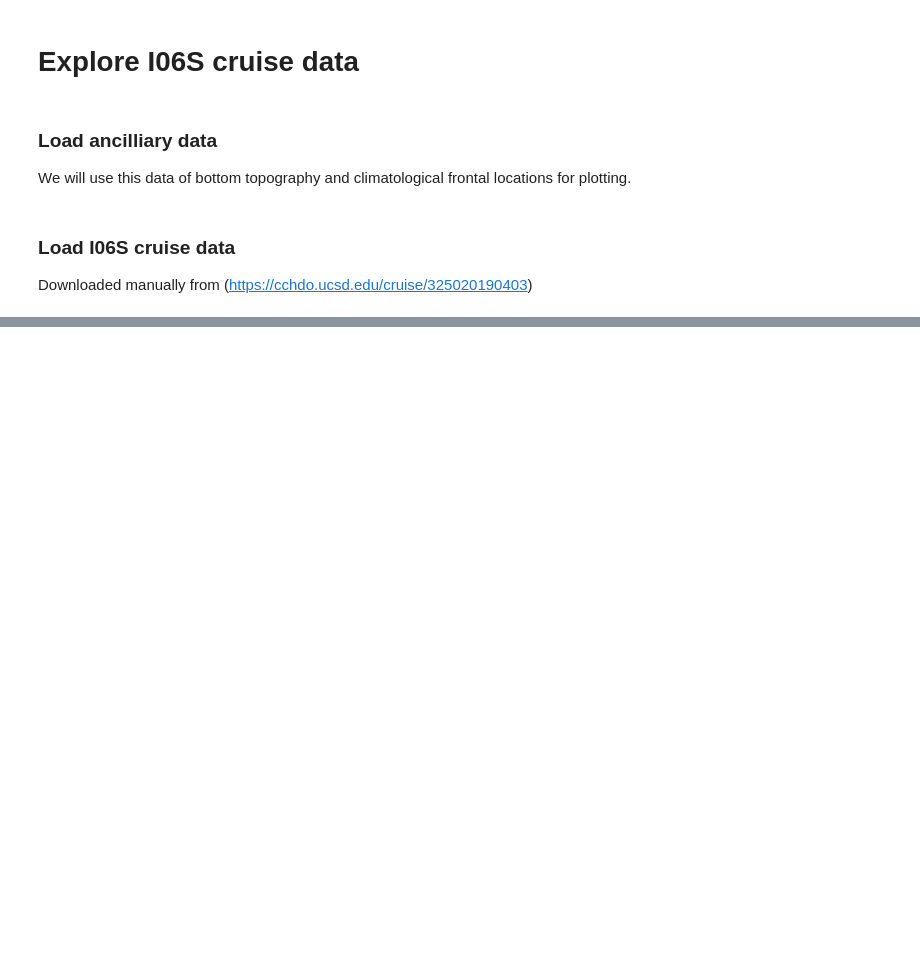
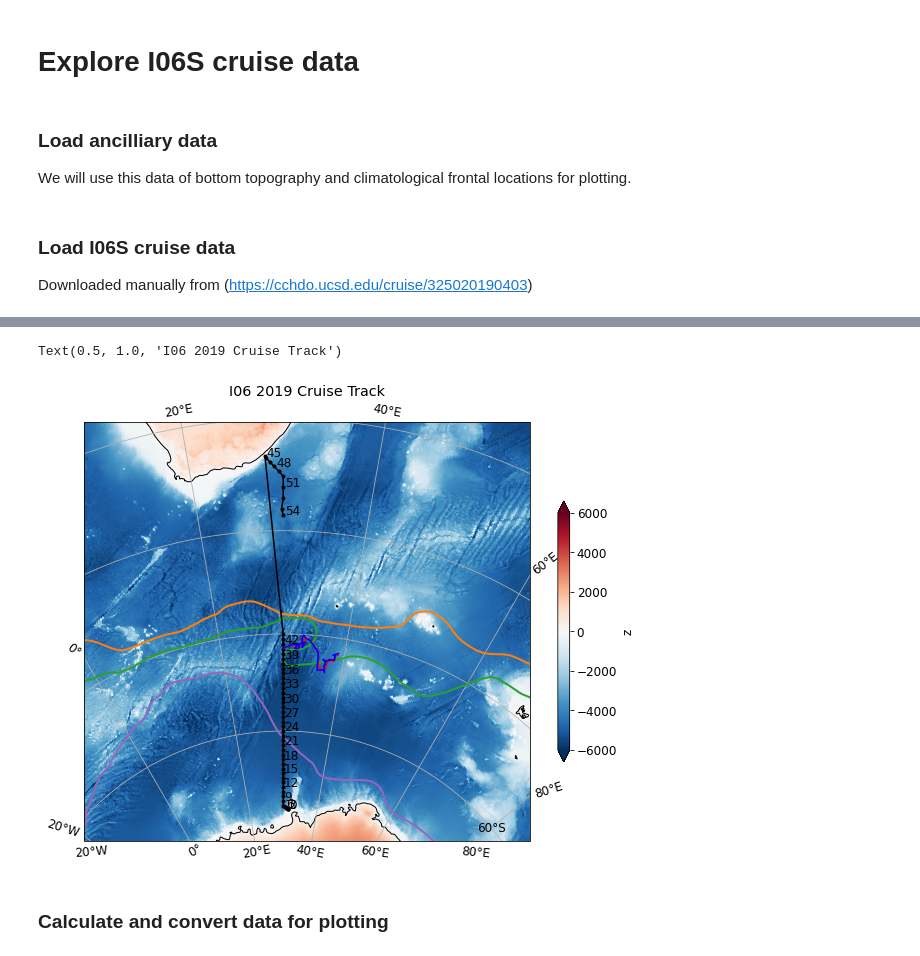
Before and after one commit to dhruvbalwada/sogos, a Jupyter notebook: notebooks/0.0_db_I06S_cruise_data.ipynb, the cells around one changed output, grey strips where cells are left out. Saved outputs shown, nothing was run; the diff lists cells and outputs as text; code cells hidden in the pictures; blank space fills up the shorter version.

```diff
--- a/notebooks/0.0_db_I06S_cruise_data.ipynb
+++ b/notebooks/0.0_db_I06S_cruise_data.ipynb
@@ -626,0 +139,43 @@ plt.savefig('despiked_backscatter.pdf')
+# %%
+# Further Zoom in
+fig = plt.figure(figsize=(10, 12))
+fig.set_tight_layout(True)
+ax = fig.add_subplot(1, 1, 1, projection=ccrs.SouthPolarStereo(central_longitude=30))
+ax.set_extent([10, 55, -70, -30], ccrs.PlateCarree())
+
+# make a circular boundary
+
+# Some decoration
+ax.add_feature(cfeature.LAND)
+ax.coastlines()
+# ax.add_feature(cfeature.OCEAN)
+ax.gridlines(draw_labels=True, ylocs=[-60,-50,-40,-30])
+
+xsel = slice(-20, 80)
+ysel = slice(-80, -30)
+topo.sel(y=slice(-90, -10)).plot(
+    vmin=-6000, ax=ax, transform=ccrs.PlateCarree(), cbar_kwargs={"shrink": 0.4}
+)
+
+ax.plot(saf.lon, saf.lat, transform=ccrs.PlateCarree(), linewidth=2, color='C1', label='SAF')
+ax.plot(pf.lon, pf.lat, transform=ccrs.PlateCarree(), linewidth=2, color='C2', label='PF')
+#ax.plot(saccf.lon, saccf.lat, transform=ccrs.PlateCarree(), linewidth=2, Marker=".", color='C3', label='SACCF')
+ax.plot(sbdy.lon, sbdy.lat, transform=ccrs.PlateCarree(), linewidth=2, color='C4', label='SBdy')
+
+ax.plot(lon, lat, transform=ccrs.PlateCarree(), Marker=".", color="k", label='I6S')
+
+
+for i in range(0, len(lat), 3):
+    ax.text(lon[i]+0.2, lat[i], i, transform=ccrs.PlateCarree(), color="k")
+
+ax.plot(glid659_locs.longitude , glid659_locs.latitude, transform=ccrs.PlateCarree(), color='r', label='sg659')
+ax.plot(glid660_locs.longitude , glid660_locs.latitude, transform=ccrs.PlateCarree(), color='b', label='sg660')
+
+#ax.legend()
+
+plt.title("I06 2019 Cruise Track")
+# %% [output]
+Text(0.5, 1.0, 'I06 2019 Cruise Track')
+[figure, added]
+# %% [markdown]
+### Calculate and convert data for plotting
```
Also changed, not shown: parts of 61 cells of this notebook, 29 other files.
